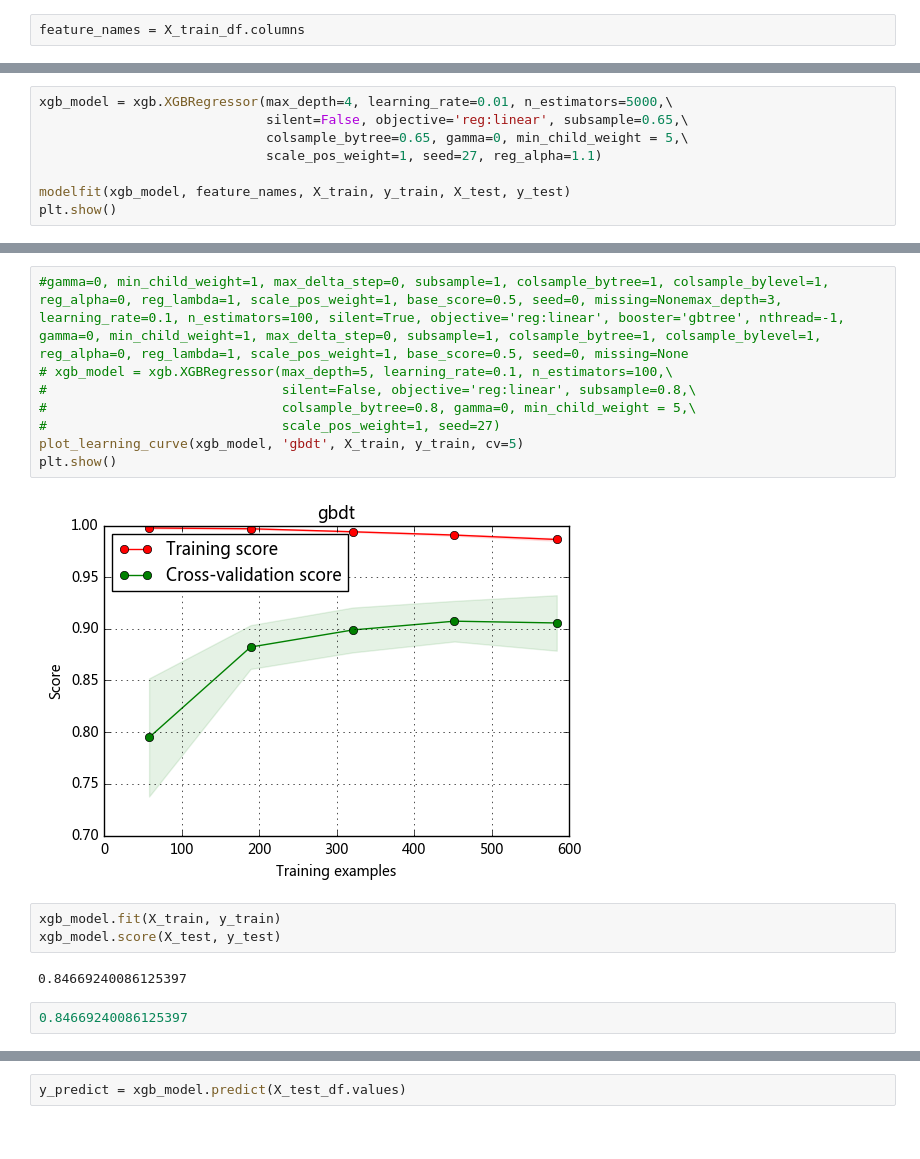
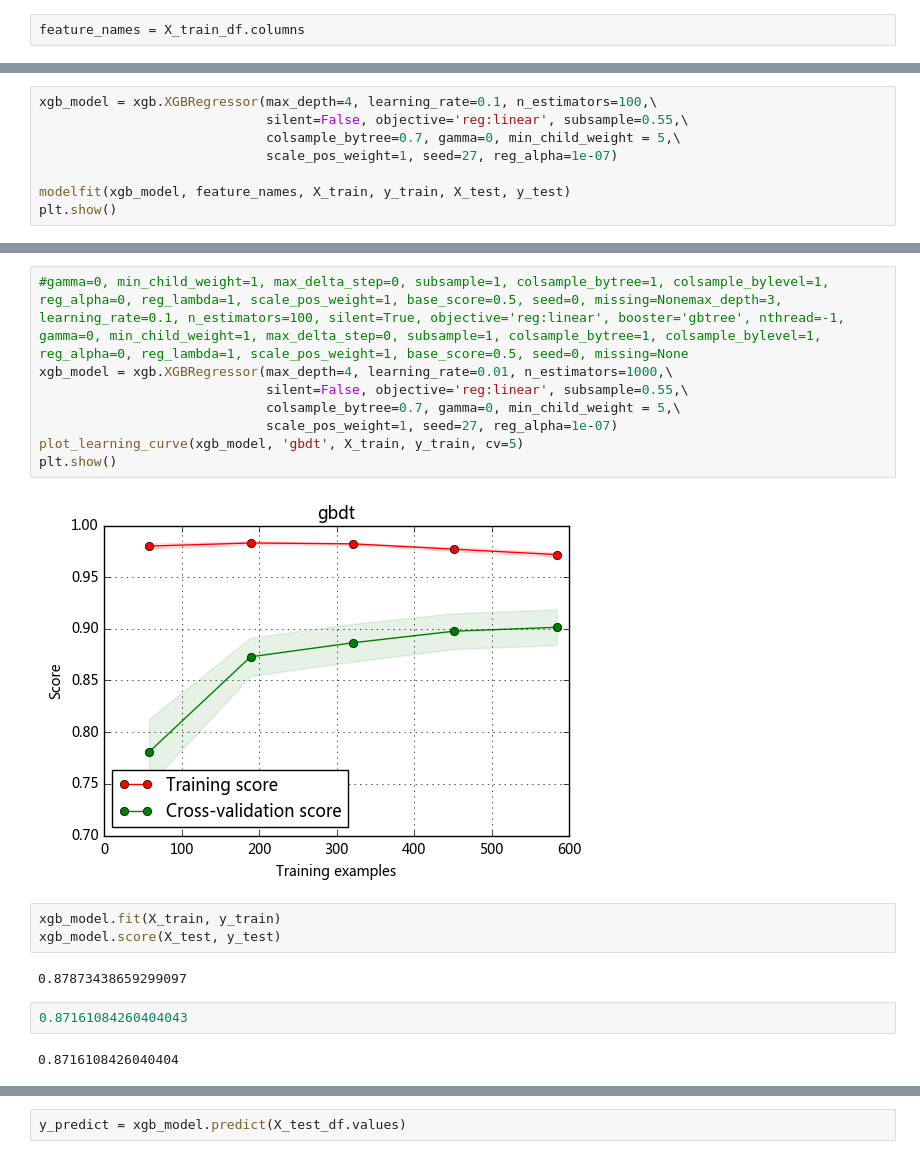
Before and after one commit to AstaTus/House_Prices_Advanced_Regression_Techniques, a Jupyter notebook: offline/RandomForestModel.ipynb, the cells around one changed output, grey strips where cells are left out. Saved outputs shown, nothing was run; the diff lists cells and outputs as text.

```diff
--- a/offline/RandomForestModel.ipynb
+++ b/offline/RandomForestModel.ipynb
@@ -390,8 +362,8 @@ best_score
 # %%
-xgb_model = xgb.XGBRegressor(max_depth=4, learning_rate=0.01, n_estimators=5000,\
-                             silent=False, objective='reg:linear', subsample=0.65,\
-                             colsample_bytree=0.65, gamma=0, min_child_weight = 5,\
-                             scale_pos_weight=1, seed=27, reg_alpha=1.1)
+xgb_model = xgb.XGBRegressor(max_depth=4, learning_rate=0.1, n_estimators=100,\
+                             silent=False, objective='reg:linear', subsample=0.55,\
+                             colsample_bytree=0.7, gamma=0, min_child_weight = 5,\
+                             scale_pos_weight=1, seed=27, reg_alpha=1e-07)
 
 modelfit(xgb_model, feature_names, X_train, y_train, X_test, y_test)
 plt.show()
@@ -402,20 +374,22 @@ RMSE : 1.102e+09
 # %%
 #gamma=0, min_child_weight=1, max_delta_step=0, subsample=1, colsample_bytree=1, colsample_bylevel=1, reg_alpha=0, reg_lambda=1, scale_pos_weight=1, base_score=0.5, seed=0, missing=Nonemax_depth=3, learning_rate=0.1, n_estimators=100, silent=True, objective='reg:linear', booster='gbtree', nthread=-1, gamma=0, min_child_weight=1, max_delta_step=0, subsample=1, colsample_bytree=1, colsample_bylevel=1, reg_alpha=0, reg_lambda=1, scale_pos_weight=1, base_score=0.5, seed=0, missing=None
-# xgb_model = xgb.XGBRegressor(max_depth=5, learning_rate=0.1, n_estimators=100,\
-#                              silent=False, objective='reg:linear', subsample=0.8,\
-#                              colsample_bytree=0.8, gamma=0, min_child_weight = 5,\
-#                              scale_pos_weight=1, seed=27)
+xgb_model = xgb.XGBRegressor(max_depth=4, learning_rate=0.01, n_estimators=1000,\
+                             silent=False, objective='reg:linear', subsample=0.55,\
+                             colsample_bytree=0.7, gamma=0, min_child_weight = 5,\
+                             scale_pos_weight=1, seed=27, reg_alpha=1e-07)
 plot_learning_curve(xgb_model, 'gbdt', X_train, y_train, cv=5)
 plt.show()
 # %% [output]
-[figure, old version]
+[figure, new version]
 # %%
 xgb_model.fit(X_train, y_train)
 xgb_model.score(X_test, y_test)
 # %% [output]
-0.84669240086125397
+0.87873438659299097
 # %%
-0.84669240086125397
+0.87161084260404043
+# %% [output]
+0.8716108426040404
 # %%
 X_train_df.columns
 # %% [output]
```
Also changed, not shown: parts of 16 cells of this notebook, 5 other files.
